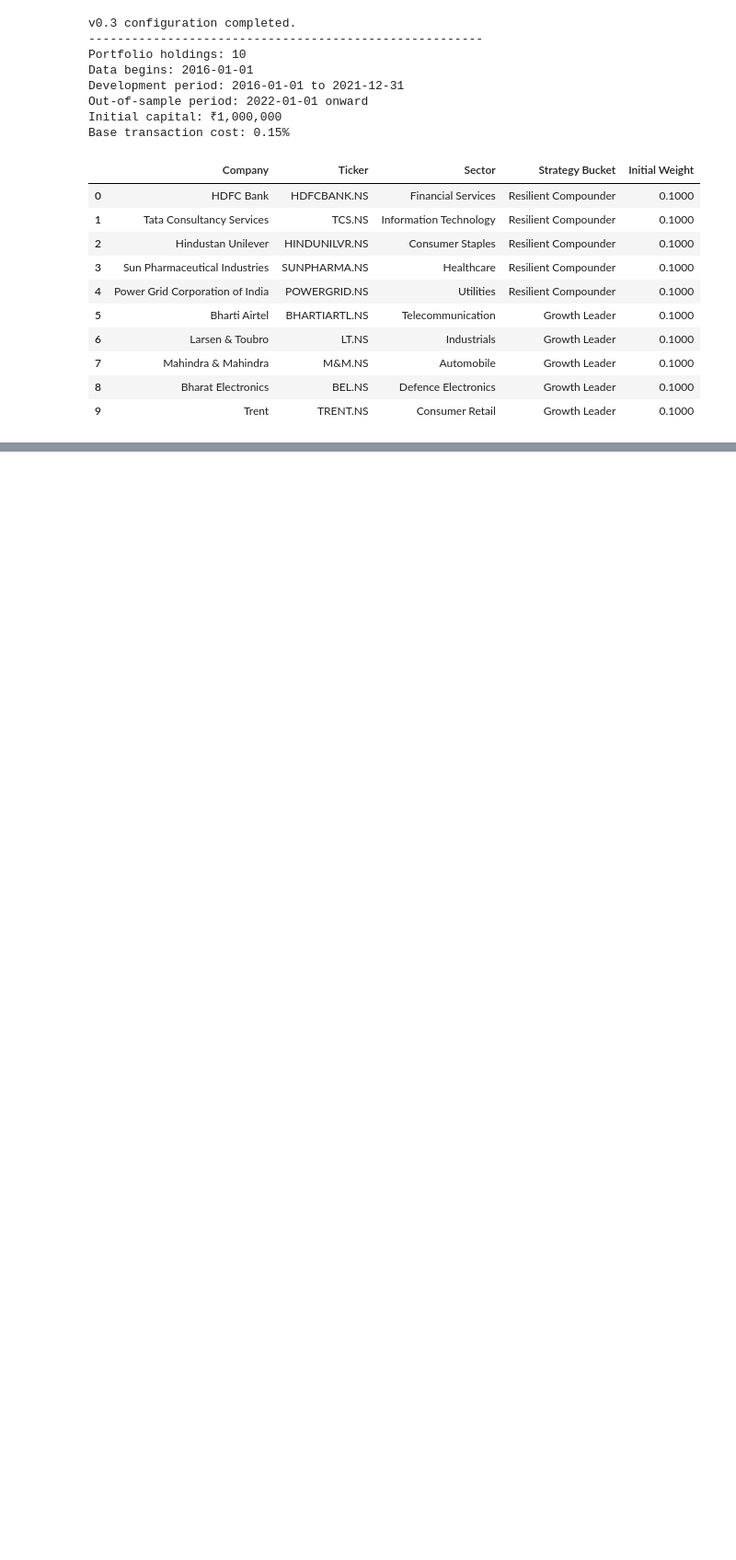
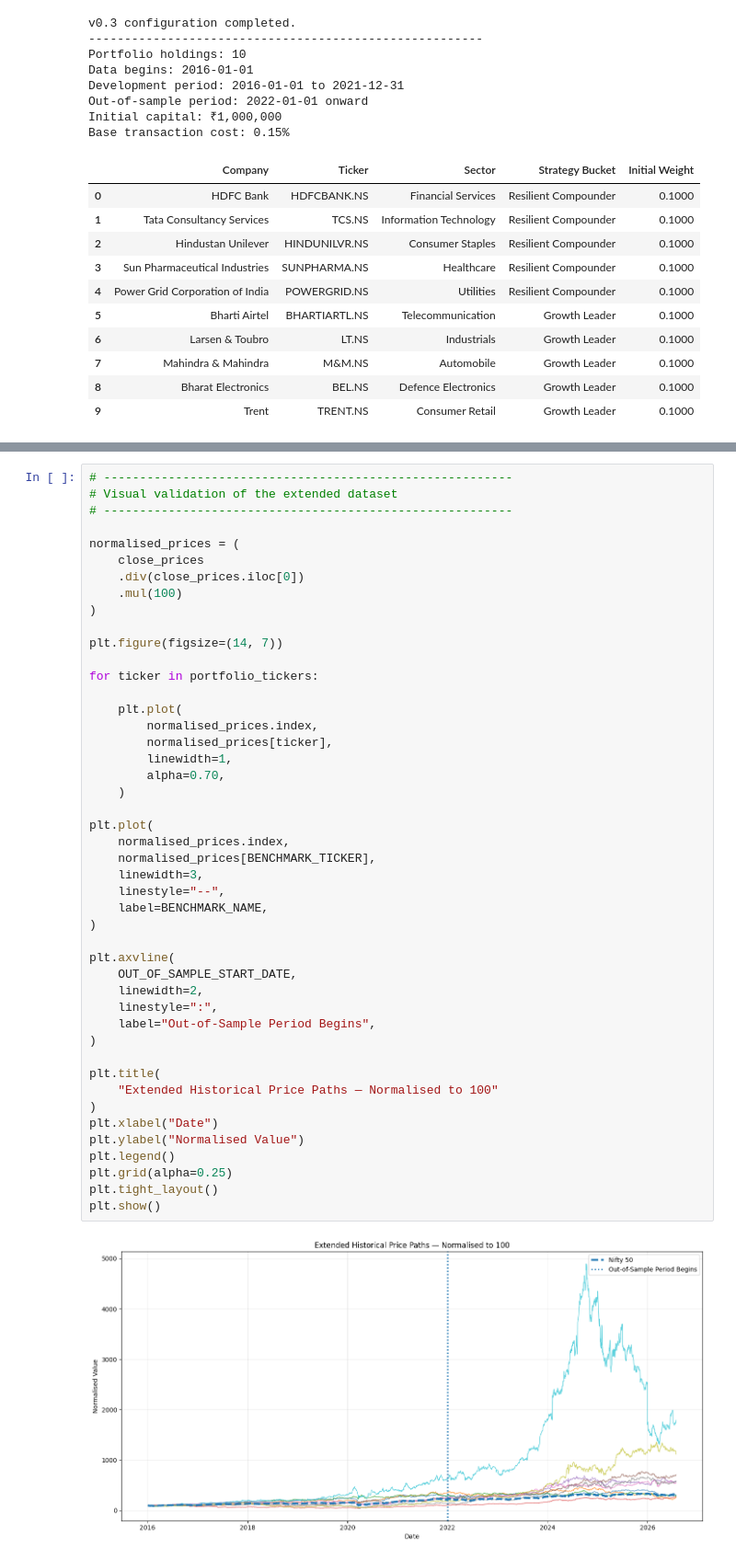
Before and after one commit to Rohil121/bharat-portfolio-lab, a Jupyter notebook: notebooks/03_robustness_testing.ipynb, the cells around one changed output, grey strips where cells are left out. Shown at 92% size. Saved outputs shown, nothing was run; the diff lists cells and outputs as text; blank space fills up the shorter version.

Commit message:
Download and validate extended historical data

```diff
--- a/notebooks/03_robustness_testing.ipynb
+++ b/notebooks/03_robustness_testing.ipynb
@@ -237,0 +438,48 @@ Base transaction cost: 0.15%
+# %%
+# ---------------------------------------------------------
+# Visual validation of the extended dataset
+# ---------------------------------------------------------
+
+normalised_prices = (
+    close_prices
+    .div(close_prices.iloc[0])
+    .mul(100)
+)
+
+plt.figure(figsize=(14, 7))
+
+for ticker in portfolio_tickers:
+
+    plt.plot(
+        normalised_prices.index,
+        normalised_prices[ticker],
+        linewidth=1,
+        alpha=0.70,
+    )
+
+plt.plot(
+    normalised_prices.index,
+    normalised_prices[BENCHMARK_TICKER],
+    linewidth=3,
+    linestyle="--",
+    label=BENCHMARK_NAME,
+)
+
+plt.axvline(
+    OUT_OF_SAMPLE_START_DATE,
+    linewidth=2,
+    linestyle=":",
+    label="Out-of-Sample Period Begins",
+)
+
+plt.title(
+    "Extended Historical Price Paths — Normalised to 100"
+)
+plt.xlabel("Date")
+plt.ylabel("Normalised Value")
+plt.legend()
+plt.grid(alpha=0.25)
+plt.tight_layout()
+plt.show()
+# %% [output]
+[figure, added]
```
Also changed, not shown: parts of 2 cells of this notebook.
